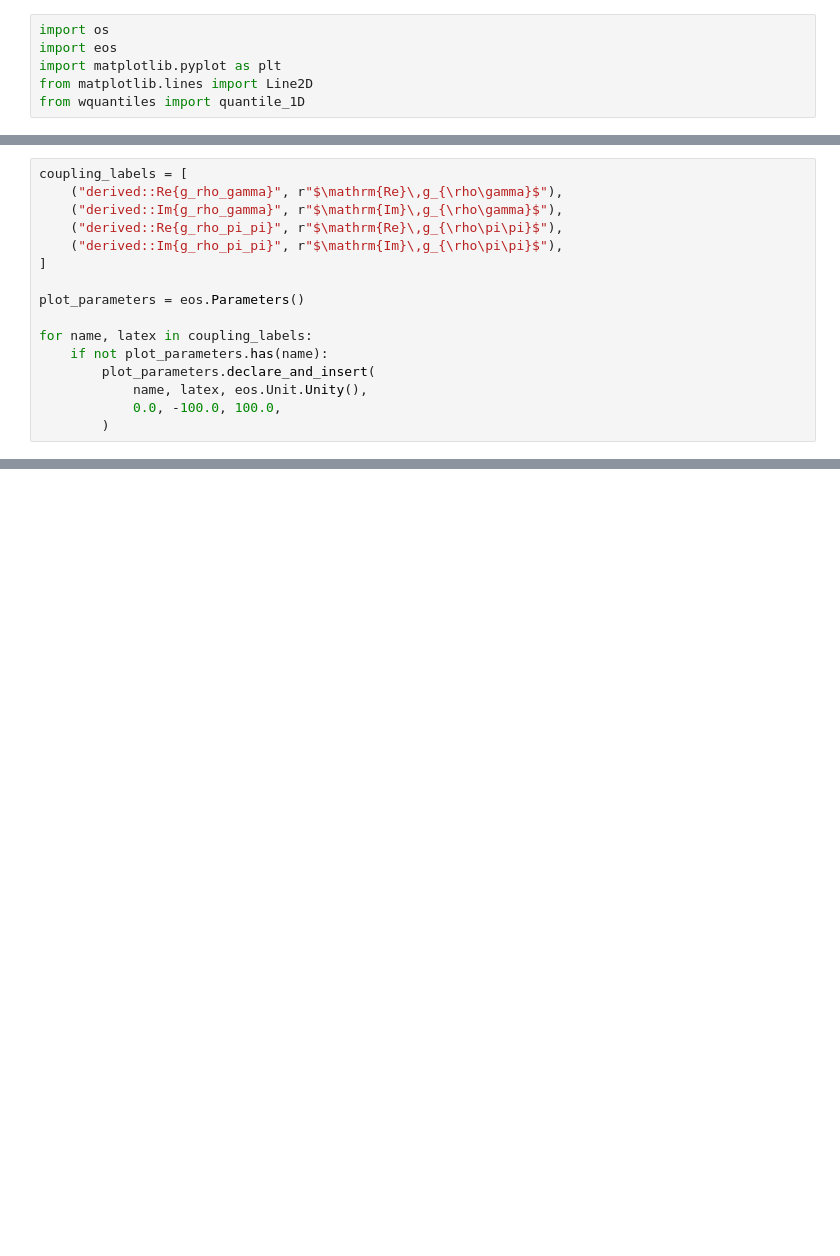
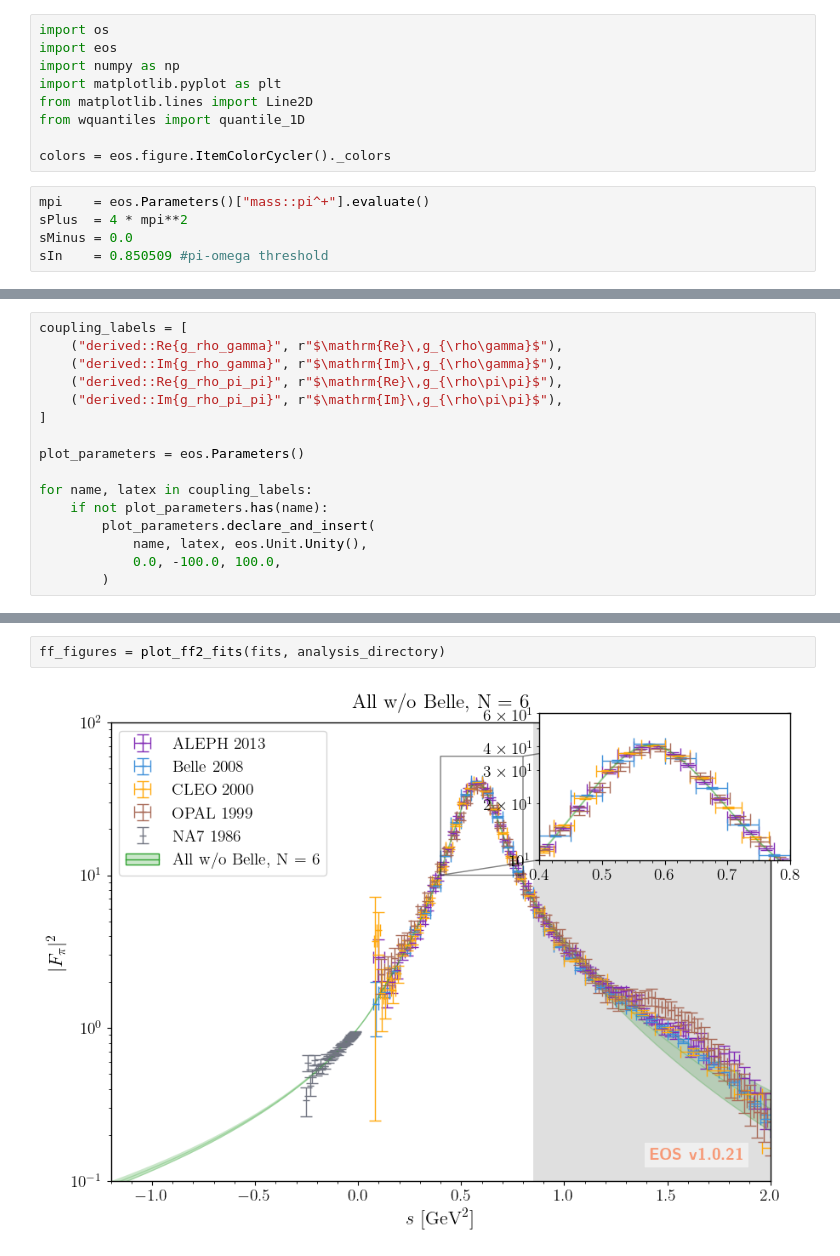
Before and after one commit to Fenoon/analysis, a Jupyter notebook: paper-plots.ipynb, the cells around one changed output, grey strips where cells are left out. Drawn from its saved outputs; the diff is of its cells as text; blank space fills up the shorter version.

```diff
--- a/paper-plots.ipynb
+++ b/paper-plots.ipynb
@@ -1,9 +1,17 @@
 # %%
 import os
 import eos
+import numpy as np
 import matplotlib.pyplot as plt
 from matplotlib.lines import Line2D
 from wquantiles import quantile_1D
+
+colors = eos.figure.ItemColorCycler()._colors
+# %%
+mpi    = eos.Parameters()["mass::pi^+"].evaluate()
+sPlus  = 4 * mpi**2
+sMinus = 0.0
+sIn    = 0.850509 #pi-omega threshold
 # %%
 analysis_directory = os.getcwd()
 
@@ -257,0 +417,4 @@ Computing KDE for samples of variable 'derived::Im{g_rho_pi_pi}'
+# %%
+ff_figures = plot_ff2_fits(fits, analysis_directory)
+# %% [output]
+[figure, added]
```
Also changed, not shown: parts of 9 cells of this notebook.
